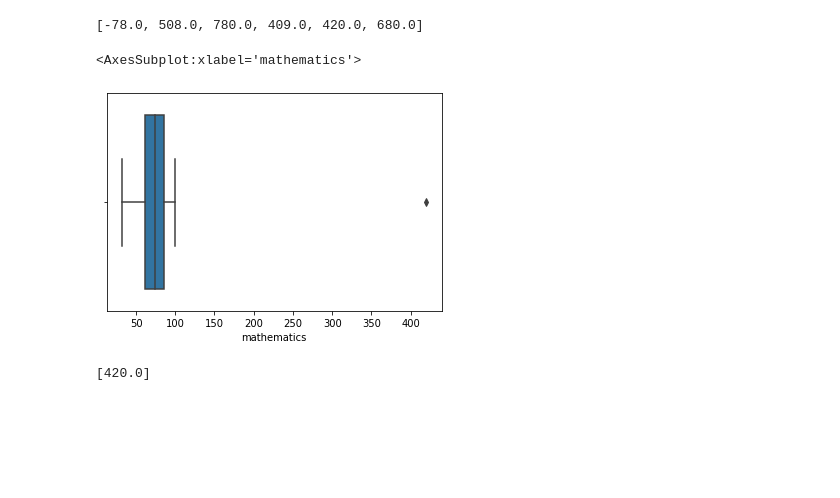
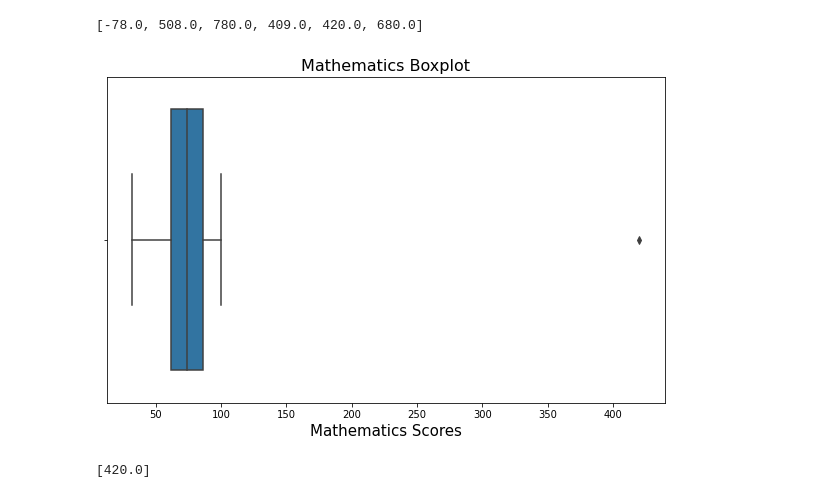
Before and after one commit to raphiqi/ds-phase-1-Data-Cleaning, a Jupyter notebook: Data_Cleaning.ipynb, the cells around one changed output. Saved outputs shown, nothing was run; the diff lists cells and outputs as text; code cells hidden in the pictures; blank space fills up the shorter version.

```diff
--- a/Data_Cleaning.ipynb
+++ b/Data_Cleaning.ipynb
@@ -587,10 +602,17 @@ identify_extreme_score(students, scores_columns)
 # %%
 # we can also use a box plot to identify outliers
 
-sns.boxplot(data=students, x="mathematics")
+fig, ax = plt.subplots(ncols=1, nrows=1, figsize=(10,6))
+
+sns.boxplot(x="mathematics", data=students, ax=ax)
+ax.set_xlabel("Mathematics Scores", fontsize=15)
+ax.set_title("Mathematics Boxplot", fontsize=16)
+
+plt.show()
+
+fig.savefig("img/mathsboxplot.png")
 # %% [output]
-<AxesSubplot:xlabel='mathematics'>
-[figure, old version]
+[figure, new version]
 # %%
 # using IQR
 def IQR_outliers(data, column):
```
Also changed, not shown: parts of 10 cells of this notebook.
